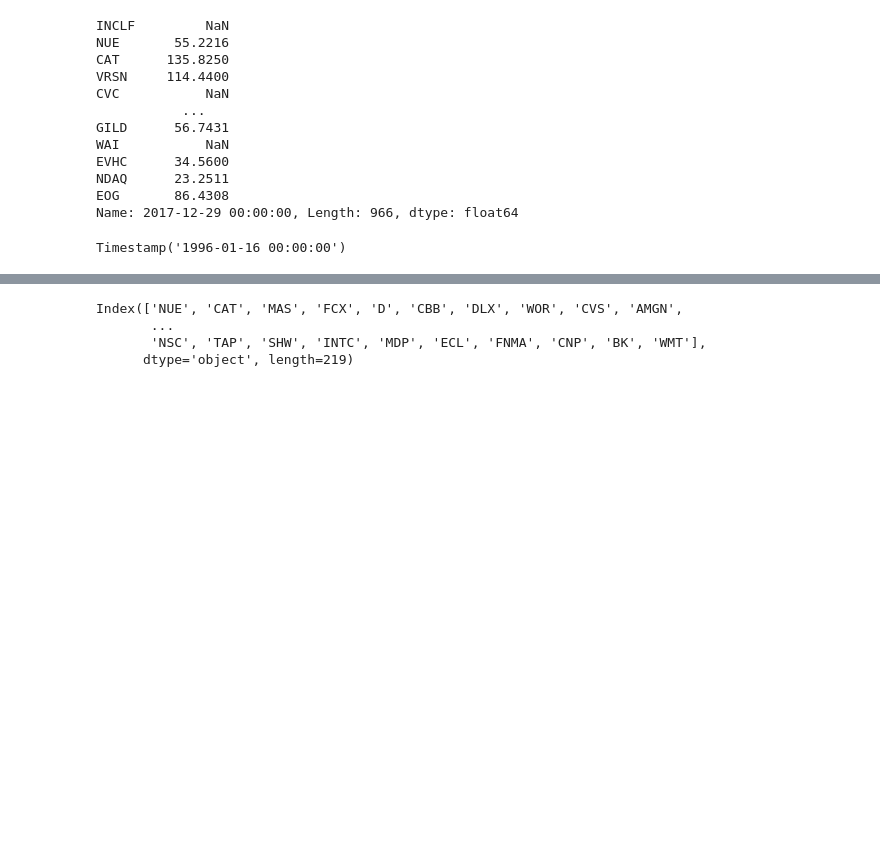
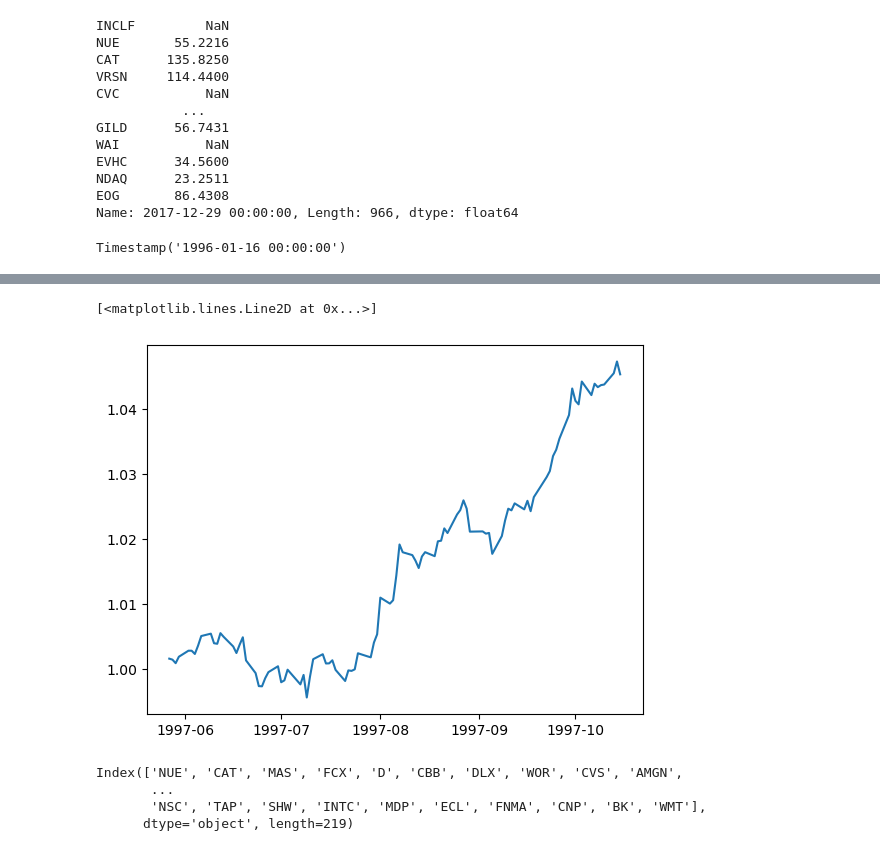
Before and after one commit to quintengeerts2000/MasterThesis-DRL_applications_to_stat_arb, a Jupyter notebook: empirical_analysis/residual_creation.ipynb, the cells around one changed output, grey strips where cells are left out. Drawn from its saved outputs; the diff is of its cells as text; code cells hidden in the pictures; blank space fills up the shorter version.

```diff
--- a/empirical_analysis/residual_creation.ipynb
+++ b/empirical_analysis/residual_creation.ipynb
@@ -420,6 +420,8 @@ class TradingEnvironment(gym.Env):
         '''
         assert len(action) == sum(self.active_stocks), 'wrong size of action/allocation vector supplied'
 
+        ########### Time: t-1 #############
+
         # "invest" the chosen amount Action
         allocation_in_residuals = np.zeros((self.N,1))
         allocation_in_residuals[self.active_stocks] = action
@@ -431,26 +433,34 @@ class TradingEnvironment(gym.Env):
         # we incur a transaction cost through this new allocation
         self.tc_vector, self.tc_total = self.calculate_transaction_cost()
 
+        ########### Time: t  #############
         # then we need to step
         self.iter_step()
         self.res_rets_step()
 
         # now calculate the effect of the allocation for each individual stock
         #TODO: debug this!!
-        portf_change  = self.new_alloc @ self.returns.iloc[self.t, self.active_stocks].replace(np.nan,0).values
+        portf_change  = self.new_alloc @ self.returns.iloc[self.t].replace(np.nan,0).values
         reward        = portf_change - self.tc_vector
 
         # calculate the general profit made by the whole portfolio
-        change_total  = self.new_alloc_total @ self.returns.iloc[self.t, self.active_stocks].replace(np.nan,0).values
+        change_total  = self.new_alloc_total @ self.returns.iloc[self.t].replace(np.nan,0).values
         p_l           = change_total - self.tc_total
         self.total_pl.loc[self.date, 'strategy']  = p_l
 
         # save the old allocations and store them
         self.old_alloc       = self.new_alloc.copy()
         self.old_alloc_total = self.new_alloc_total.copy()
+        self.res_alloc.loc[self.date] = allocation_in_residuals.flatten()
+        self.asset_alloc.loc[self.date] = self.new_alloc_total.flatten()
 
         # prepare the next observation, the new returns were already calulated in res_rets_step
         observation = self._get_next_obs()
+
+        # calculate the new residual portfolio weights at time t
+        self.res_portf, self.active_stocks  = self.res_gen(self.data.iloc[self.t - self.lbw: self.t],
+                                                    amount_of_factors=5,
+                                                    loadings_window_size=60)
 
         if self.t % self.ep_N == 0:
             done = True
@@ -465,4 +475,5 @@ env = TradingEnvironment(financial_dataset=price_df,
                         episode_length=100,
                         lookback_window=252,
                         signal_window=100,
-                        transaction_costs=0.0)
+                        transaction_costs=0.0005,
+                        short_cost=0.0001)
@@ -471,2 +479,0 @@ n = sum(env.active_stocks)
-# %%
-env.step(np.ones((n,1)))
@@ -474,0 +480,5 @@ ValueError: matmul: Input operand 1 has a mismatch in its core dimension 0, with
+# %%
+for _ in tqdm(range(100)):
+    n = sum(env.active_stocks)
+    obs, rew, d, inf = env.step(np.ones((n,1)))
+env.total_pl.loc[env.date]
@@ -475,3 +507,8 @@ ValueError: matmul: Input operand 1 has a mismatch in its core dimension 0, with
+# %%
+plt.plot((env.total_pl.dropna() + 1).cumprod())
+# %% [output]
+[<matplotlib.lines.Line2D at 0x...>]
+[figure, added]
 # %%
 env.tradable_ticker
 # %% [output]
```
Also changed, not shown: parts of 5 cells of this notebook.
